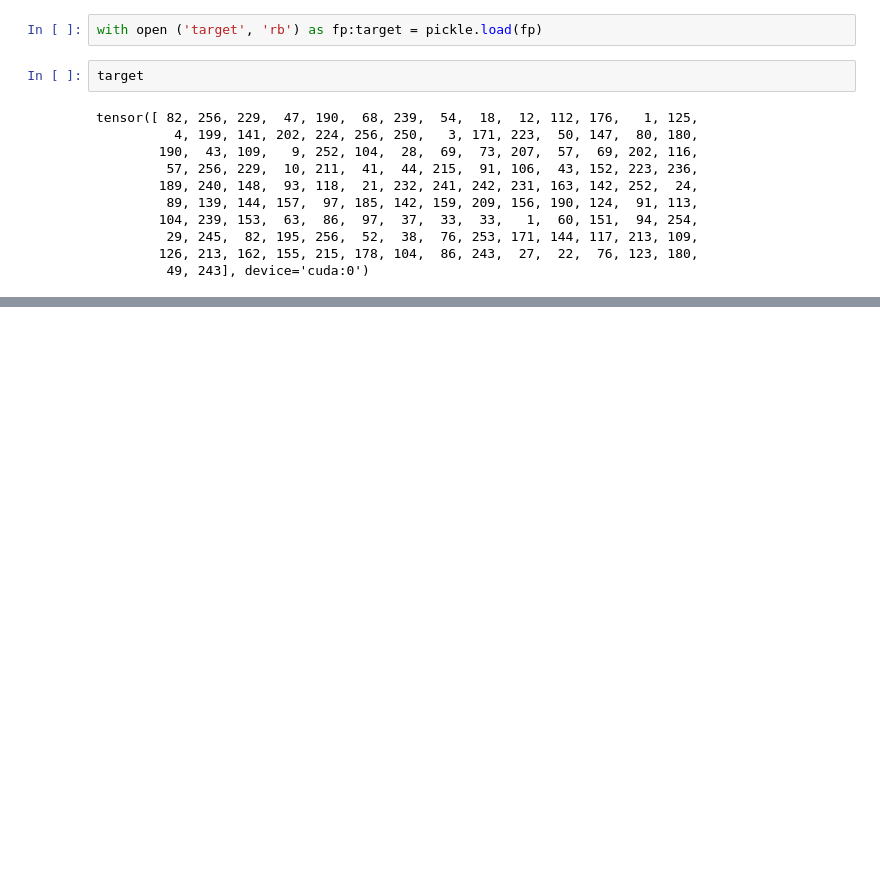
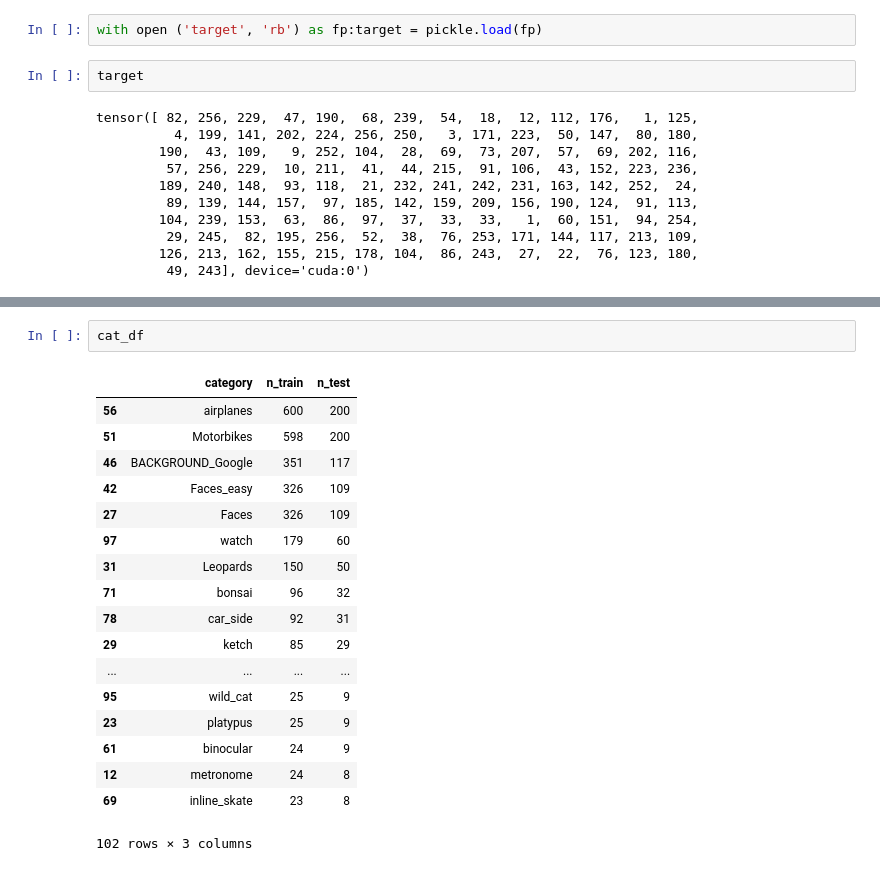
Before and after one commit to jmandivarapu1/Deep-Active-Learning-via-Open-Set-Recognition, a Jupyter notebook: Untitled.ipynb, the cells around one changed output, grey strips where cells are left out. Saved outputs shown, nothing was run; the diff lists cells and outputs as text; blank space fills up the shorter version.

```diff
--- a/Untitled.ipynb
+++ b/Untitled.ipynb
@@ -376,0 +477,21 @@ tensor([ 82, 256, 229,  47, 190,  68, 239,  54,  18,  12, 112, 176,   1, 125,
+# %%
+cat_df
+# %% [output]
+|  | category | n_train | n_test |
+| 56 | airplanes | 600 | 200 |
+| 51 | Motorbikes | 598 | 200 |
+| 46 | BACKGROUND_Google | 351 | 117 |
+| 42 | Faces_easy | 326 | 109 |
+| 27 | Faces | 326 | 109 |
+| 97 | watch | 179 | 60 |
+| 31 | Leopards | 150 | 50 |
+| 71 | bonsai | 96 | 32 |
+| 78 | car_side | 92 | 31 |
+| 29 | ketch | 85 | 29 |
+| ... | ... | ... | ... |
+| 95 | wild_cat | 25 | 9 |
+| 23 | platypus | 25 | 9 |
+| 61 | binocular | 24 | 9 |
+| 12 | metronome | 24 | 8 |
+| 69 | inline_skate | 23 | 8 |
+102 rows × 3 columns
```
Also changed, not shown: parts of 19 cells of this notebook, 9 other files.
